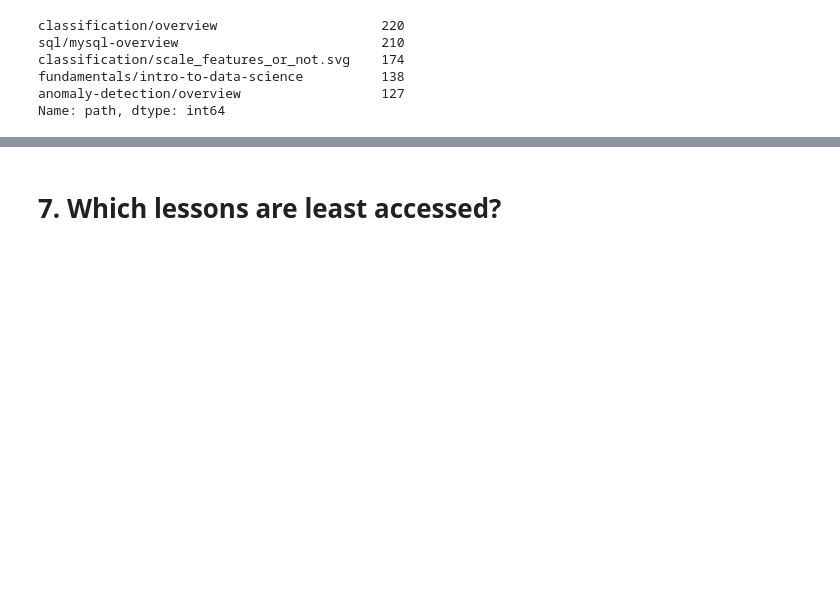
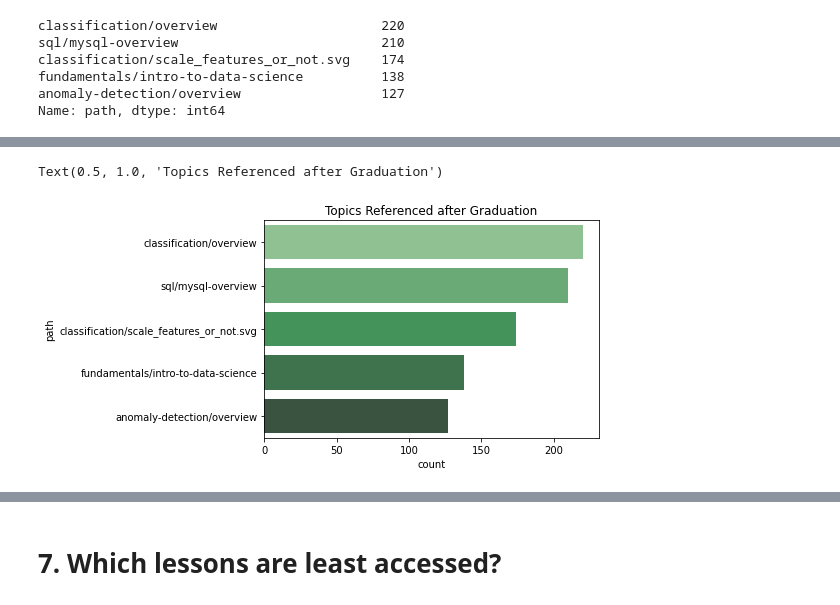
Before and after one commit to miller-cerna-laskowski-morris-eyring/anomaly-group-project, a Jupyter notebook: ray_eda.ipynb, the cells around one changed output, grey strips where cells are left out. Saved outputs shown, nothing was run; the diff lists cells and outputs as text; code cells hidden in the pictures; blank space fills up the shorter version.

```diff
--- a/ray_eda.ipynb
+++ b/ray_eda.ipynb
@@ -270,0 +285,7 @@ Name: path, dtype: int64
+# %%
+sns.countplot(y="path", data=postgrad_access_ds, palette="Greens_d",
+              order=postgrad_access_ds.path.value_counts().iloc[:5].index)
+plt.title("Topics Referenced after Graduation")
+# %% [output]
+Text(0.5, 1.0, 'Topics Referenced after Graduation')
+[figure, added]
```
Also changed, not shown: parts of 10 cells of this notebook.
